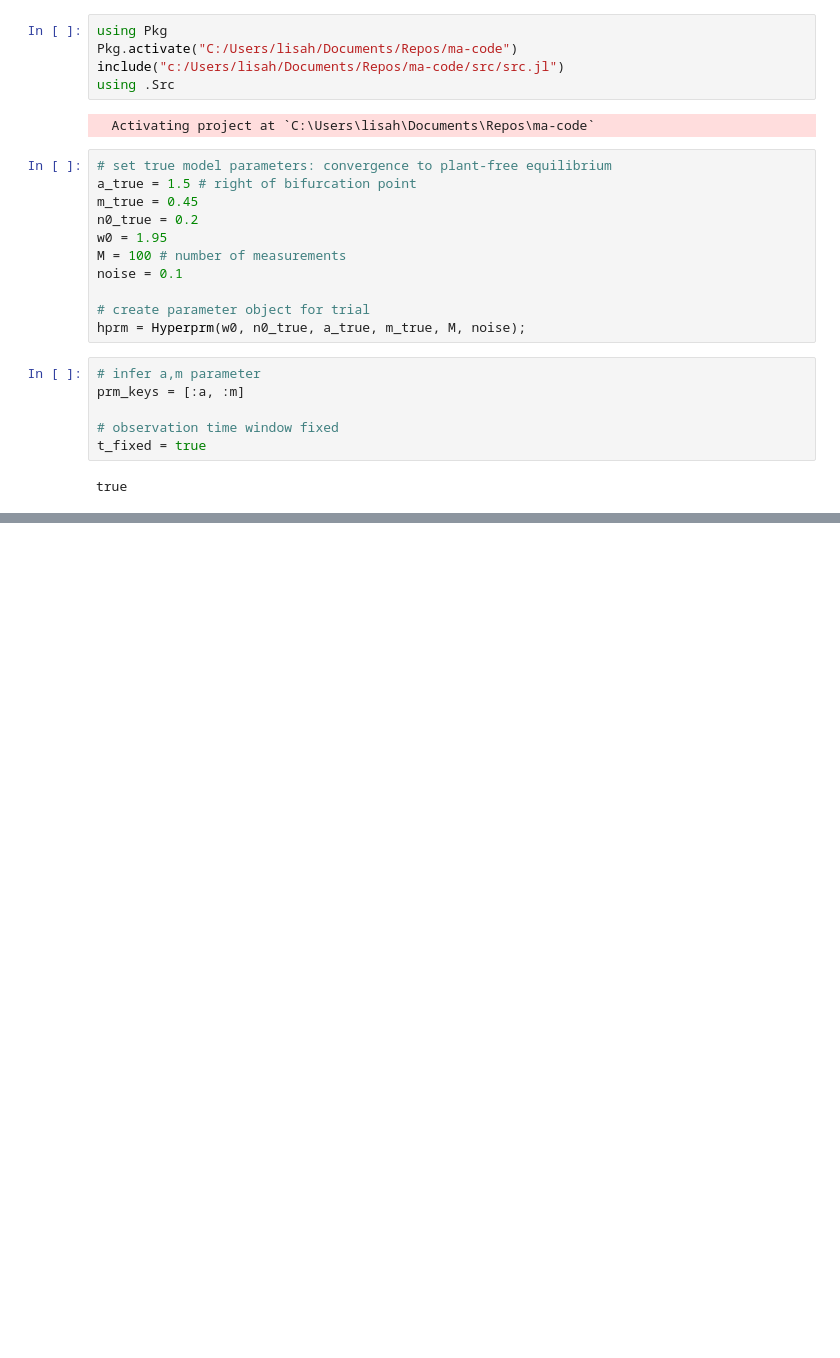
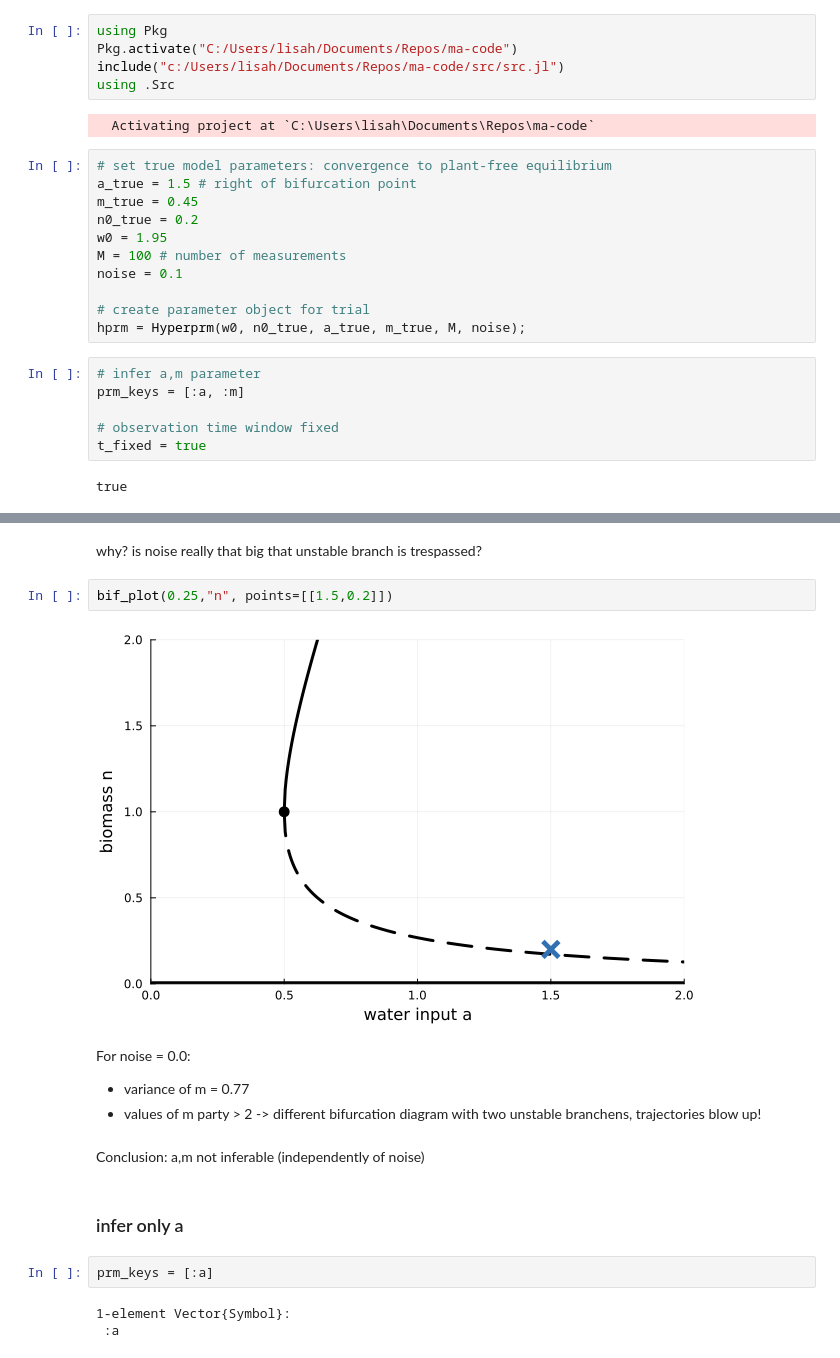
Before and after one commit to lisab00/ma-code, a Jupyter notebook: notebooks/uq/point4.ipynb, the cells around one changed output, grey strips where cells are left out. Drawn from its saved outputs; the diff is of its cells as text; blank space fills up the shorter version.

```diff
--- a/notebooks/uq/point4.ipynb
+++ b/notebooks/uq/point4.ipynb
@@ -40,0 +91,19 @@ rf.trajectories
+# %% [markdown]
+why? is noise really that big that unstable branch is trespassed?
+# %%
+bif_plot(0.25,"n", points=[[1.5,0.2]])
+# %% [output]
+[figure, added]
+# %% [markdown]
+For noise = 0.0:
+- variance of m = 0.77
+- values of m party > 2 -> different bifurcation diagram with two unstable branchens, trajectories blow up!
+# %% [markdown]
+Conclusion: a,m not inferable (independently of noise)
+# %% [markdown]
+### infer only a
+# %%
+prm_keys = [:a]
+# %% [output]
+1-element Vector{Symbol}:
+ :a
```
Also changed, not shown: parts of 19 cells of this notebook.
